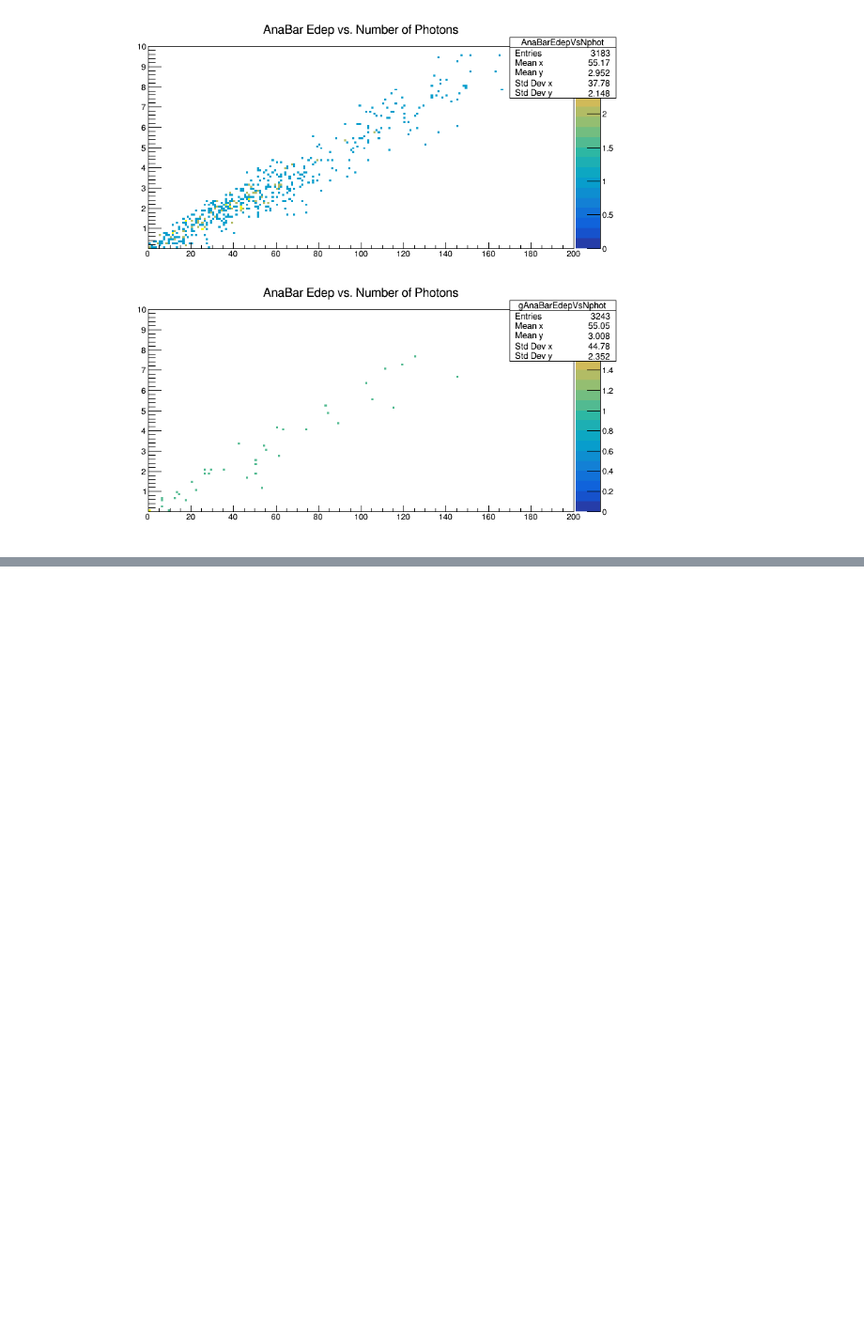
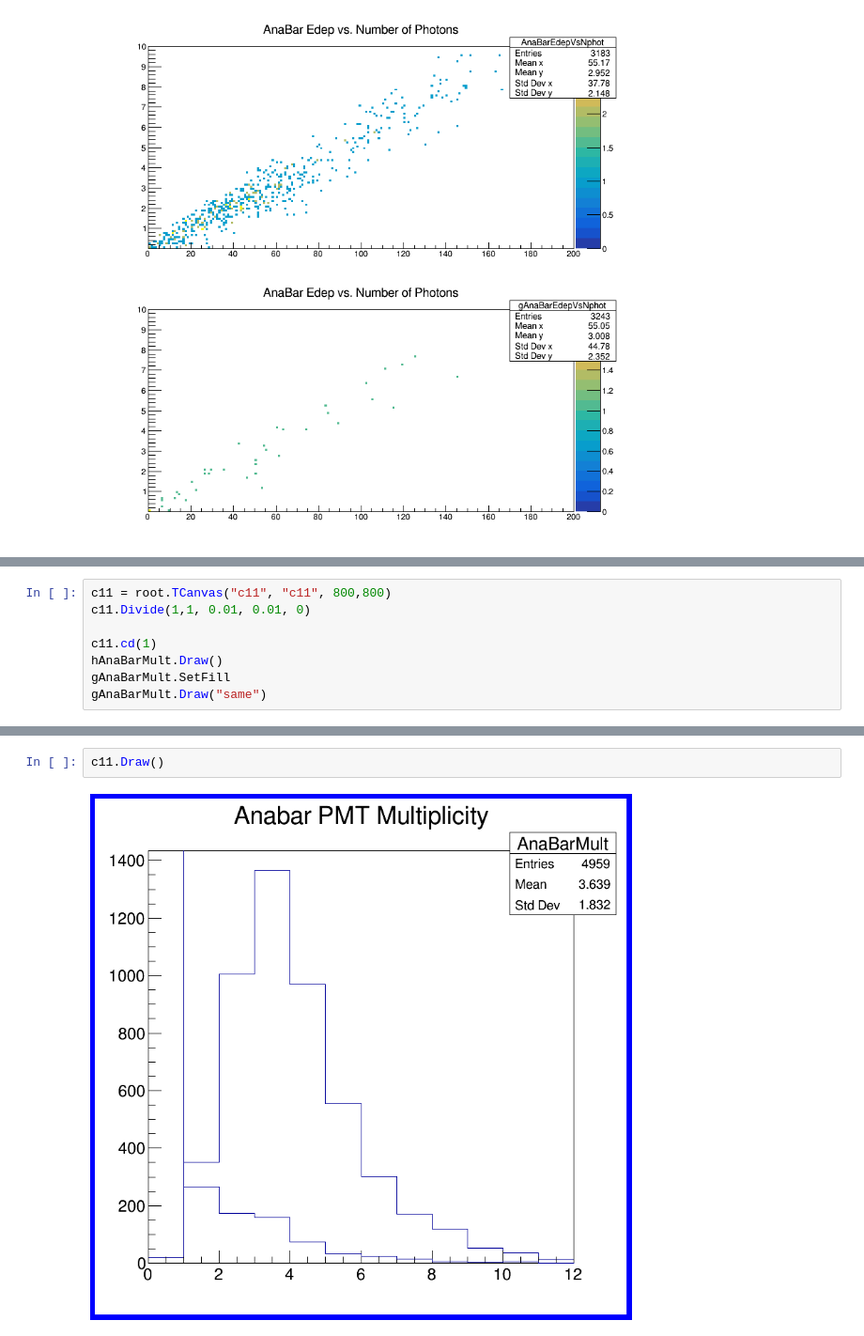
Before and after one commit to chapatilasers/AnaBarMC, a Jupyter notebook: AnalyseSignalsPyROOTCompare.ipynb, the cells around one changed output, grey strips where cells are left out. Shown at 94% size. Saved outputs shown, nothing was run; the diff lists cells and outputs as text; blank space fills up the shorter version.

```diff
--- a/AnalyseSignalsPyROOTCompare.ipynb
+++ b/AnalyseSignalsPyROOTCompare.ipynb
@@ -794,0 +835,8 @@ c7PE_MeV.Draw()
+# %%
+c11 = root.TCanvas("c11", "c11", 800,800)
+c11.Divide(1,1, 0.01, 0.01, 0)
+
+c11.cd(1)
+hAnaBarMult.Draw()
+gAnaBarMult.SetFill
+gAnaBarMult.Draw("same")
@@ -794,0 +845,4 @@ c7PE_MeV.Draw()
+# %%
+c11.Draw()
+# %% [output]
+[figure, added]
```
Also changed, not shown: parts of 5 cells of this notebook.
